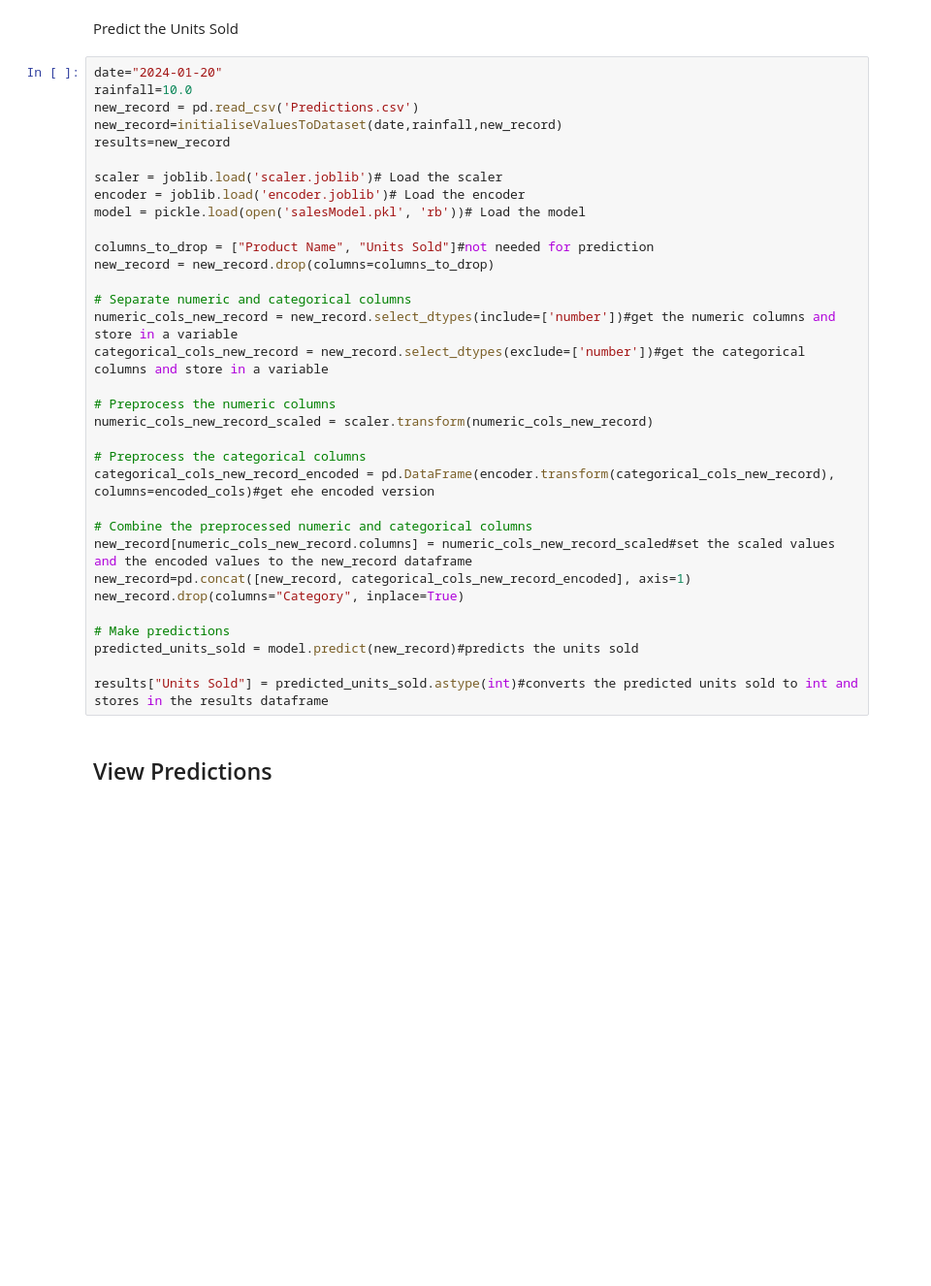
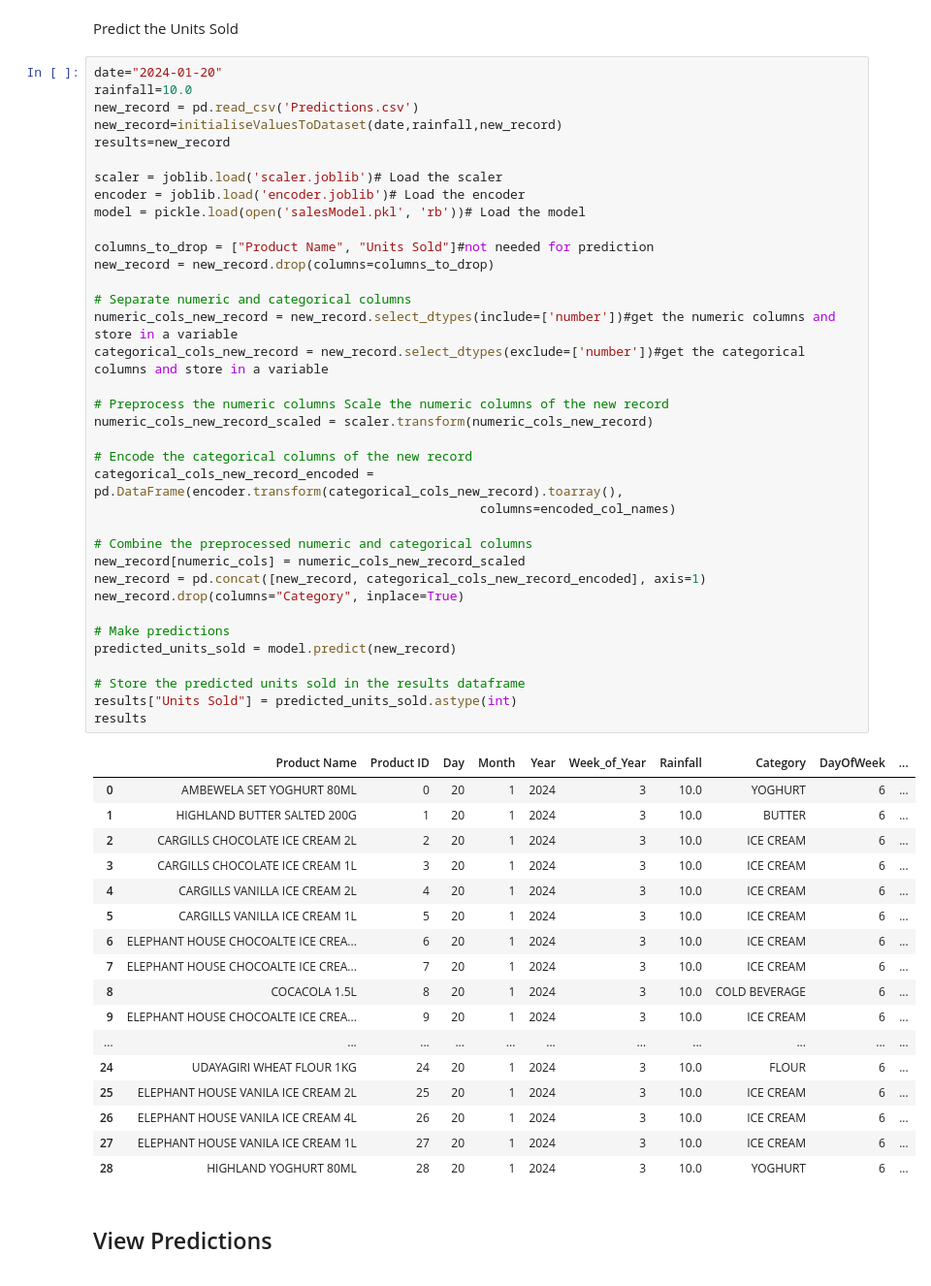
Before and after one commit to hammaadrizwan/marketwiz, a Jupyter notebook: Hammaad's Notebooks/Sales Prediction using XG boost.ipynb, the cells around one changed output. Shown at 97% size. Cells and saved outputs as stored; diff of their text form; blank space fills up the shorter version.

```diff
--- a/Hammaad's Notebooks/Sales Prediction using XG boost.ipynb
+++ b/Hammaad's Notebooks/Sales Prediction using XG boost.ipynb
@@ -1392,36 +1467,57 @@ Predict the Units Sold
 # %%
 date="2024-01-20"
 rainfall=10.0
 new_record = pd.read_csv('Predictions.csv')
 new_record=initialiseValuesToDataset(date,rainfall,new_record)
 results=new_record
 
 scaler = joblib.load('scaler.joblib')# Load the scaler
 encoder = joblib.load('encoder.joblib')# Load the encoder
 model = pickle.load(open('salesModel.pkl', 'rb'))# Load the model
 
 columns_to_drop = ["Product Name", "Units Sold"]#not needed for prediction
 new_record = new_record.drop(columns=columns_to_drop)
 
 # Separate numeric and categorical columns
 numeric_cols_new_record = new_record.select_dtypes(include=['number'])#get the numeric columns and store in a variable
 categorical_cols_new_record = new_record.select_dtypes(exclude=['number'])#get the categorical columns and store in a variable
 
-# Preprocess the numeric columns
+# Preprocess the numeric columns Scale the numeric columns of the new record
 numeric_cols_new_record_scaled = scaler.transform(numeric_cols_new_record)
 
-# Preprocess the categorical columns
-categorical_cols_new_record_encoded = pd.DataFrame(encoder.transform(categorical_cols_new_record), columns=encoded_cols)#get ehe encoded version
+# Encode the categorical columns of the new record
+categorical_cols_new_record_encoded = pd.DataFrame(encoder.transform(categorical_cols_new_record).toarray(),
+                                                   columns=encoded_col_names)
 
 # Combine the preprocessed numeric and categorical columns
-new_record[numeric_cols_new_record.columns] = numeric_cols_new_record_scaled#set the scaled values and the encoded values to the new_record dataframe
-new_record=pd.concat([new_record, categorical_cols_new_record_encoded], axis=1)
+new_record[numeric_cols] = numeric_cols_new_record_scaled
+new_record = pd.concat([new_record, categorical_cols_new_record_encoded], axis=1)
 new_record.drop(columns="Category", inplace=True)
 
 # Make predictions
-predicted_units_sold = model.predict(new_record)#predicts the units sold
+predicted_units_sold = model.predict(new_record)
 
-results["Units Sold"] = predicted_units_sold.astype(int)#converts the predicted units sold to int and stores in the results dataframe
+# Store the predicted units sold in the results dataframe
+results["Units Sold"] = predicted_units_sold.astype(int)
+results
+# %% [output]
+|  | Product Name | Product ID | Day | Month | Year | Week_of_Year | Rainfall | Category | DayOfWeek | ... |
+| 0 | AMBEWELA SET YOGHURT 80ML | 0 | 20 | 1 | 2024 | 3 | 10.0 | YOGHURT | 6 | ... |
+| 1 | HIGHLAND BUTTER SALTED 200G | 1 | 20 | 1 | 2024 | 3 | 10.0 | BUTTER | 6 | ... |
+| 2 | CARGILLS CHOCOLATE ICE CREAM 2L | 2 | 20 | 1 | 2024 | 3 | 10.0 | ICE CREAM | 6 | ... |
+| 3 | CARGILLS CHOCOLATE ICE CREAM 1L | 3 | 20 | 1 | 2024 | 3 | 10.0 | ICE CREAM | 6 | ... |
+| 4 | CARGILLS VANILLA ICE CREAM 2L | 4 | 20 | 1 | 2024 | 3 | 10.0 | ICE CREAM | 6 | ... |
+| 5 | CARGILLS VANILLA ICE CREAM 1L | 5 | 20 | 1 | 2024 | 3 | 10.0 | ICE CREAM | 6 | ... |
+| 6 | ELEPHANT HOUSE CHOCOALTE ICE CREA... | 6 | 20 | 1 | 2024 | 3 | 10.0 | ICE CREAM | 6 | ... |
+| 7 | ELEPHANT HOUSE CHOCOALTE ICE CREA... | 7 | 20 | 1 | 2024 | 3 | 10.0 | ICE CREAM | 6 | ... |
+| 8 | COCACOLA 1.5L | 8 | 20 | 1 | 2024 | 3 | 10.0 | COLD BEVERAGE | 6 | ... |
+| 9 | ELEPHANT HOUSE CHOCOALTE ICE CREA... | 9 | 20 | 1 | 2024 | 3 | 10.0 | ICE CREAM | 6 | ... |
+| ... | ... | ... | ... | ... | ... | ... | ... | ... | ... | ... |
+| 24 | UDAYAGIRI WHEAT FLOUR 1KG | 24 | 20 | 1 | 2024 | 3 | 10.0 | FLOUR | 6 | ... |
+| 25 | ELEPHANT HOUSE VANILA ICE CREAM 2L | 25 | 20 | 1 | 2024 | 3 | 10.0 | ICE CREAM | 6 | ... |
+| 26 | ELEPHANT HOUSE VANILA ICE CREAM 4L | 26 | 20 | 1 | 2024 | 3 | 10.0 | ICE CREAM | 6 | ... |
+| 27 | ELEPHANT HOUSE VANILA ICE CREAM 1L | 27 | 20 | 1 | 2024 | 3 | 10.0 | ICE CREAM | 6 | ... |
+| 28 | HIGHLAND YOGHURT 80ML | 28 | 20 | 1 | 2024 | 3 | 10.0 | YOGHURT | 6 | ... |
 # %% [markdown]
 <h2>View Predictions</h2>
 <a id="19"></a>
```
Also changed, not shown: parts of 3 cells of this notebook, 2 other files.
